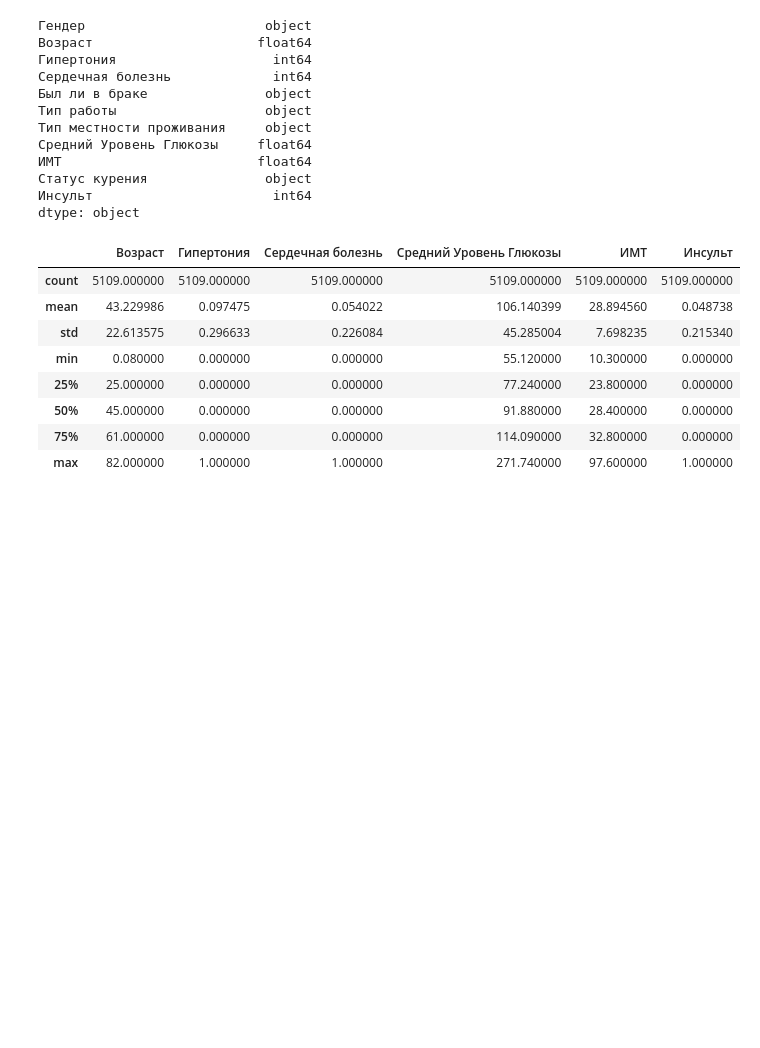
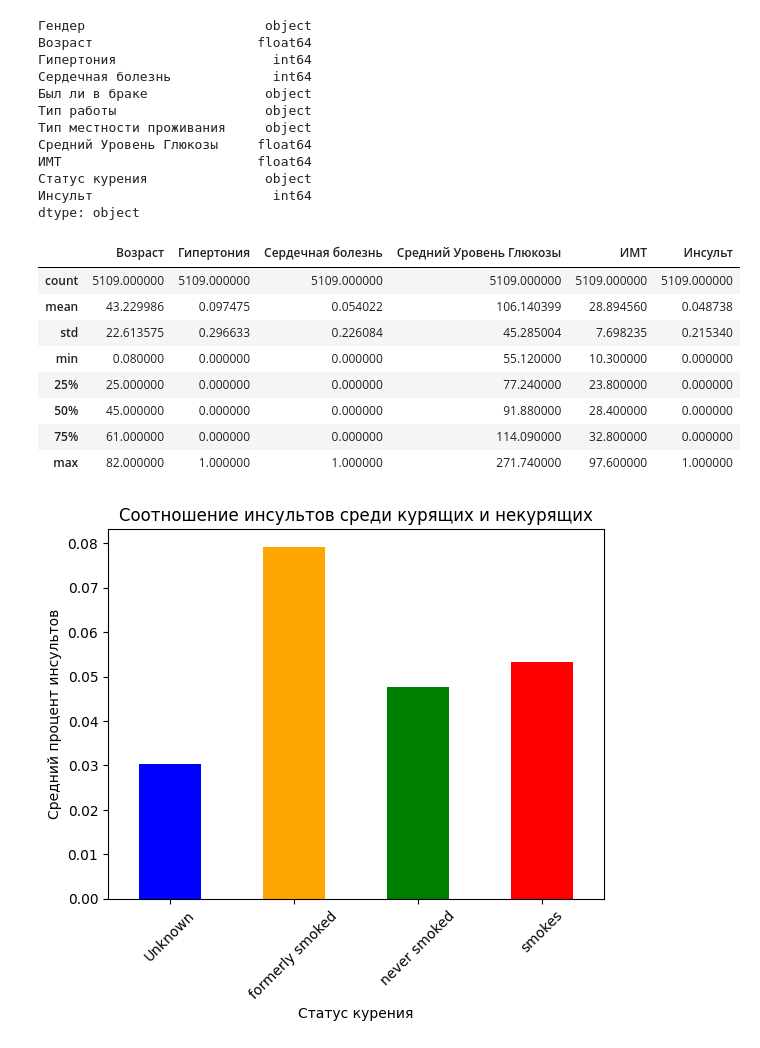
Before and after one commit to OkejoTM/132, a Jupyter notebook: 1.ipynb, the cells around one changed output. Cells and saved outputs as stored; diff of their text form; code cells hidden in the pictures; blank space fills up the shorter version.

```diff
--- a/1.ipynb
+++ b/1.ipynb
@@ -94,3 +100,13 @@ data.describe()
 | 50% | 45.000000 | 0.000000 | 0.000000 | 91.880000 | 28.400000 | 0.000000 |
 | 75% | 61.000000 | 0.000000 | 0.000000 | 114.090000 | 32.800000 | 0.000000 |
 | max | 82.000000 | 1.000000 | 1.000000 | 271.740000 | 97.600000 | 1.000000 |
+# %%
+smoking_stroke = data.groupby('Статус курения')['Инсульт'].mean()
+smoking_stroke.plot(kind='bar', color=['blue', 'orange', 'green', 'red'])
+plt.title('Соотношение инсультов среди курящих и некурящих')
+plt.xlabel('Статус курения')
+plt.ylabel('Средний процент инсультов')
+plt.xticks(rotation=45)
+plt.show()
+# %% [output]
+[figure, added]
```
Also changed, not shown: parts of 6 cells of this notebook.
